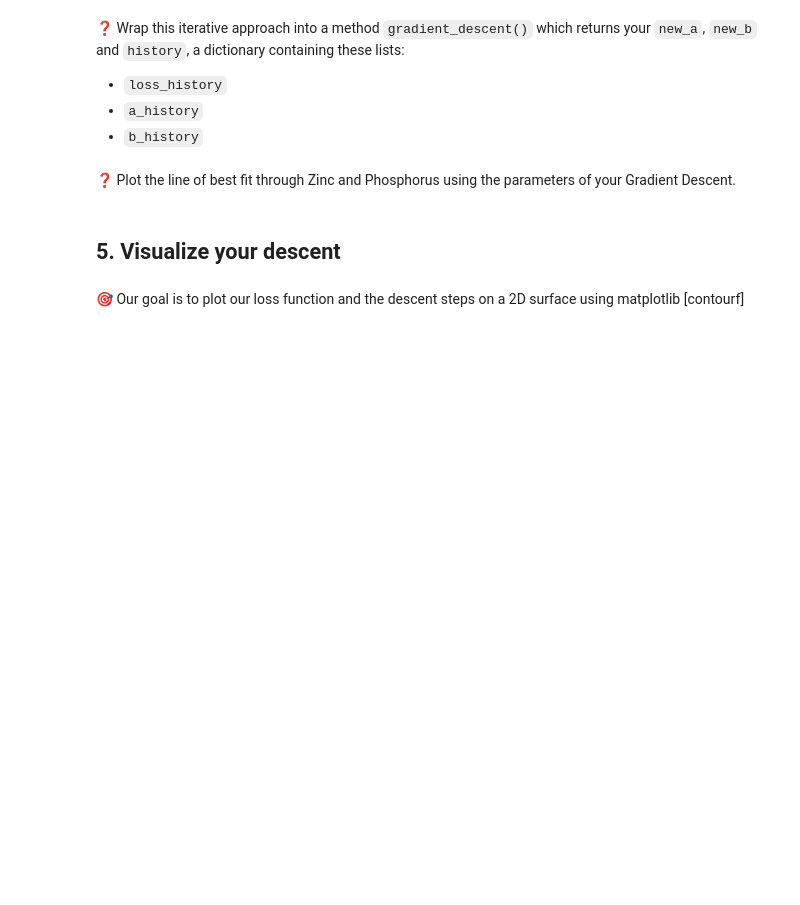
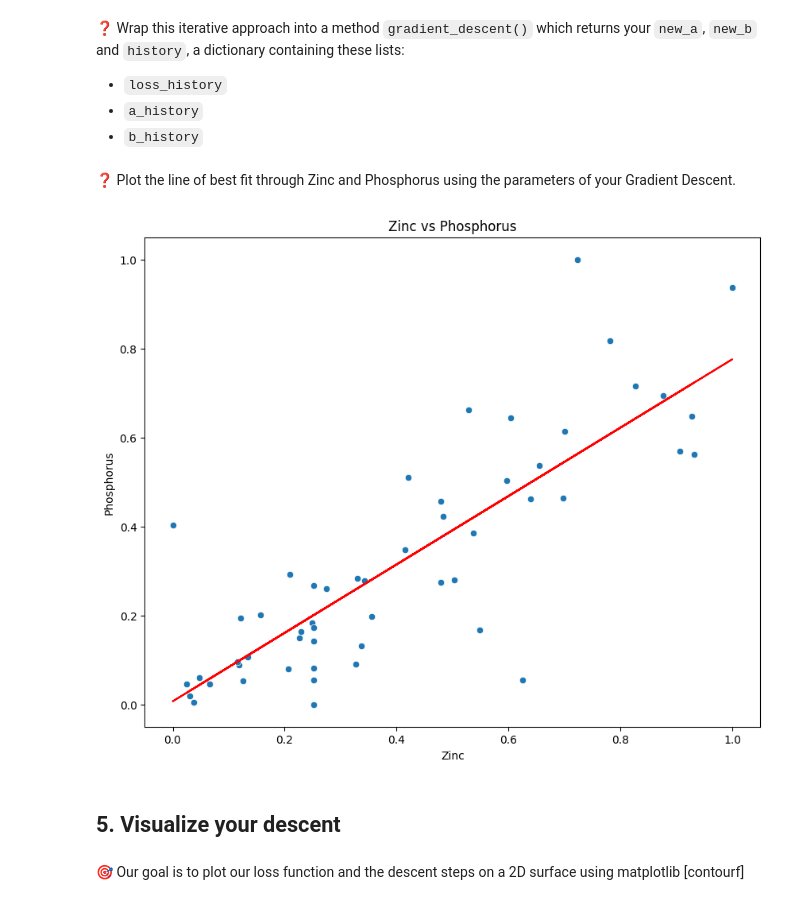
Before and after one commit to tanushrin/data-batch-gradient-descent, a Jupyter notebook: Gradient-Descent.ipynb, the cells around one changed output. Saved outputs shown, nothing was run; the diff lists cells and outputs as text; code cells hidden in the pictures; blank space fills up the shorter version.

Commit message:
Gradient Descent done

```diff
--- a/Gradient-Descent.ipynb
+++ b/Gradient-Descent.ipynb
@@ -142,0 +200,5 @@ def update_params(a, b, step_a, step_b):
+# %%
+# YOUR CODE HERE
+
+step_a, step_b = steps(d_a, d_b , learning_rate = 0.01)
+update_params(1, 1, step_a, step_b)
@@ -157,0 +220,24 @@ def update_params(a, b, step_a, step_b):
+# %%
+# YOUR CODE HERE
+a = 1
+b = 1
+n_epochs = 100
+
+loss_history = []
+a_history = []
+b_history = []
+
+
+for i in range(n_epochs):
+    # print(loss(data_X, data_Y, a, b))
+    loss_history.append(loss(data_X, data_Y, a, b))
+    d_a, d_b = gradient(data_X, data_Y, a, b)
+    step_a, step_b = steps(d_a, d_b, learning_rate=0.01)
+    a, b = update_params(a, b, step_a, step_b)
+    a_history.append(a)
+    b_history.append(b)
+    print(f"a, b at epoch {i} is : {a},{b}")
+
+print(
+    f"Loss, a, b at epoch 100 is : {loss_history[-1]},{a_history[-1]},{b_history[-1]}"
+)
@@ -159,6 +263,8 @@ def update_params(a, b, step_a, step_b):
 ❓ What are the parameter values at the end of the 100 epochs? Save them to respective variables `a_100` and `b_100`
 # %%
 # YOUR CODE HERE
+a_100 = a_history[-1]
+b_100 = b_history[-1]
 # %%
 # 🧪 Test your code
 from nbresult import ChallengeResult
@@ -185,3 +312,17 @@ def gradient_descent(X, Y, a_init=1, b_init=1, learning_rate=0.001, n_epochs=100
+# %%
+# YOUR CODE HERE
+# Plot the line of best fit with the data points
+import matplotlib.pyplot as plt
+
+plt.figure(figsize=(10, 8))
+sns.scatterplot(data=data, x="zinc", y="phosphorus")
+plt.plot(data_X, h(data_X, a_100, b_100), color="red")
+plt.title("Zinc vs Phosphorus")
+plt.xlabel("Zinc")
+plt.ylabel("Phosphorus")
+plt.show()
+# %% [output]
+[figure, added]
 # %% [markdown]
 ## 5. Visualize your descent
 # %% [markdown]
```
Also changed, not shown: parts of 34 cells of this notebook.
